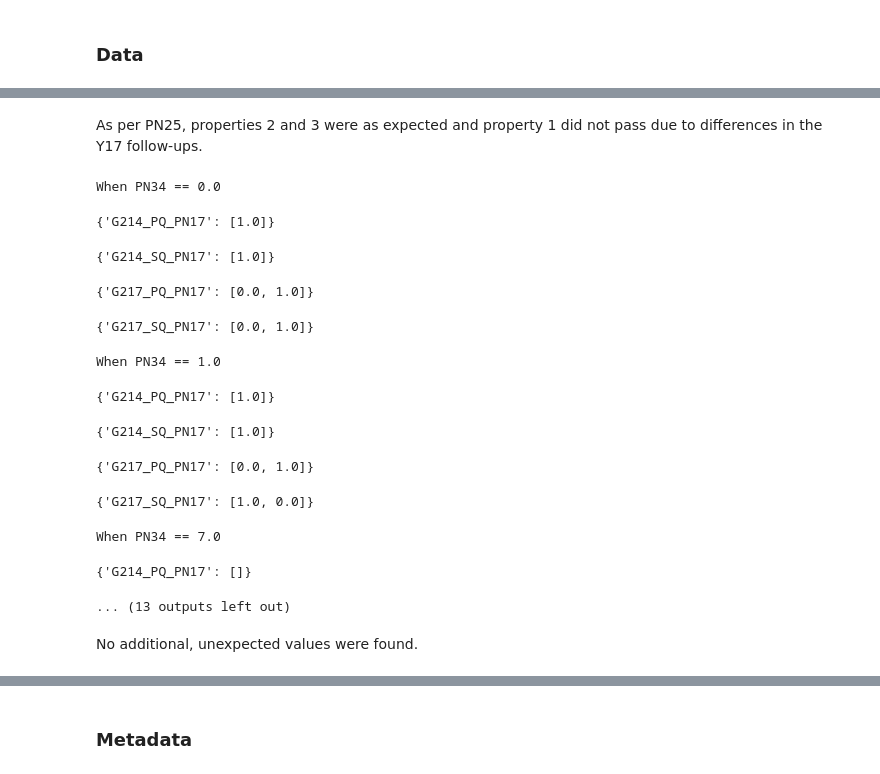
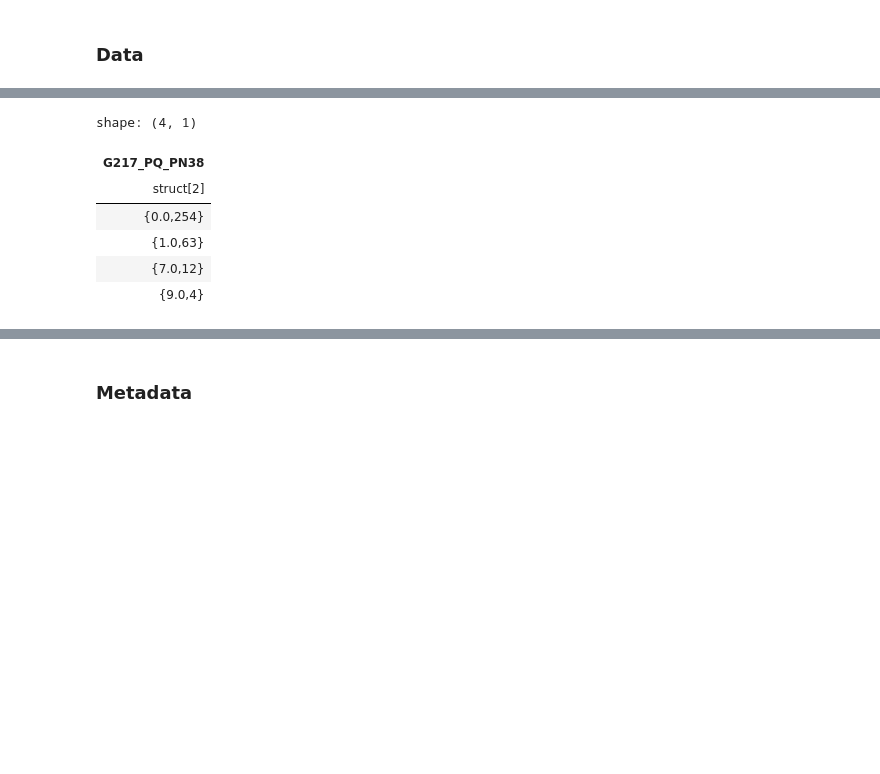
Before and after one commit to matt-humphrey/rs-pain, a Jupyter notebook: nbs/01_data_exploration.ipynb, the cells around one changed output, grey strips where cells are left out. Saved outputs shown, nothing was run; the diff lists cells and outputs as text; code cells hidden in the pictures; blank space fills up the shorter version.

```diff
--- a/nbs/01_data_exploration.ipynb
+++ b/nbs/01_data_exploration.ipynb
@@ -969,29 +837,7 @@ When PN17 == 9
-# %% [markdown]
-As per PN25, properties 2 and 3 were as expected and property 1 did not pass due to differences in the Y17 follow-ups.
-# %%
-for value in value_options:
-    rprint(f"When {var} == {value}")
-    for p in prefixes:
-        rprint(
-            test
-            .filter(pl.col(f"{p}{var}") == value)
-            .select(f"{p}PN17")
-            .unique()
-            .to_dict(as_series=False)
-        )
-# %% [output]
-When PN34 == 0.0
-{'G214_PQ_PN17': [1.0]}
-{'G214_SQ_PN17': [1.0]}
-{'G217_PQ_PN17': [0.0, 1.0]}
-{'G217_SQ_PN17': [0.0, 1.0]}
-When PN34 == 1.0
-{'G214_PQ_PN17': [1.0]}
-{'G214_SQ_PN17': [1.0]}
-{'G217_PQ_PN17': [0.0, 1.0]}
-{'G217_SQ_PN17': [1.0, 0.0]}
-When PN34 == 7.0
-{'G214_PQ_PN17': []}
-... (13 outputs left out)
-# %% [markdown]
-No additional, unexpected values were found.
+# %%
+(
+    test
+    .filter(pl.col("G217_PQ_PN17").eq(0))
+    .select(pl.col("G217_PQ_PN38").value_counts(sort=True))
+)
+# %% [output]
@@ -997,0 +845,7 @@ No additional, unexpected values were found.
+shape: (4, 1)
+| G217_PQ_PN38 |
+| struct[2] |
+| {0.0,254} |
+| {1.0,63} |
+| {7.0,12} |
+| {9.0,4} |
```
Also changed, not shown: parts of 51 cells of this notebook.
